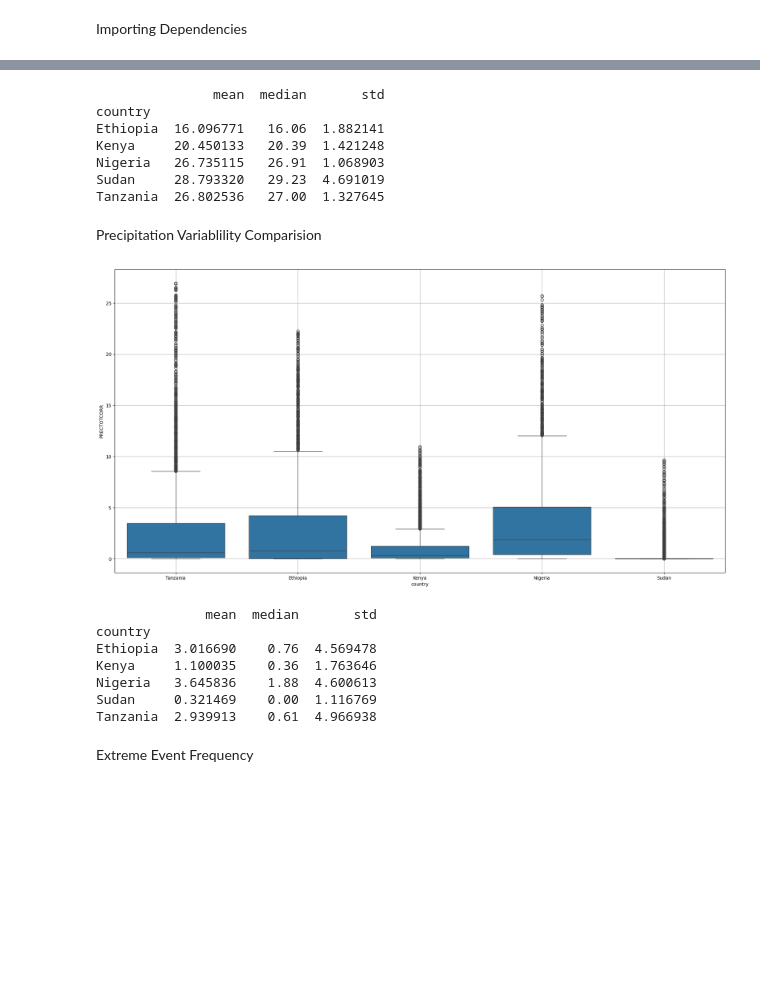
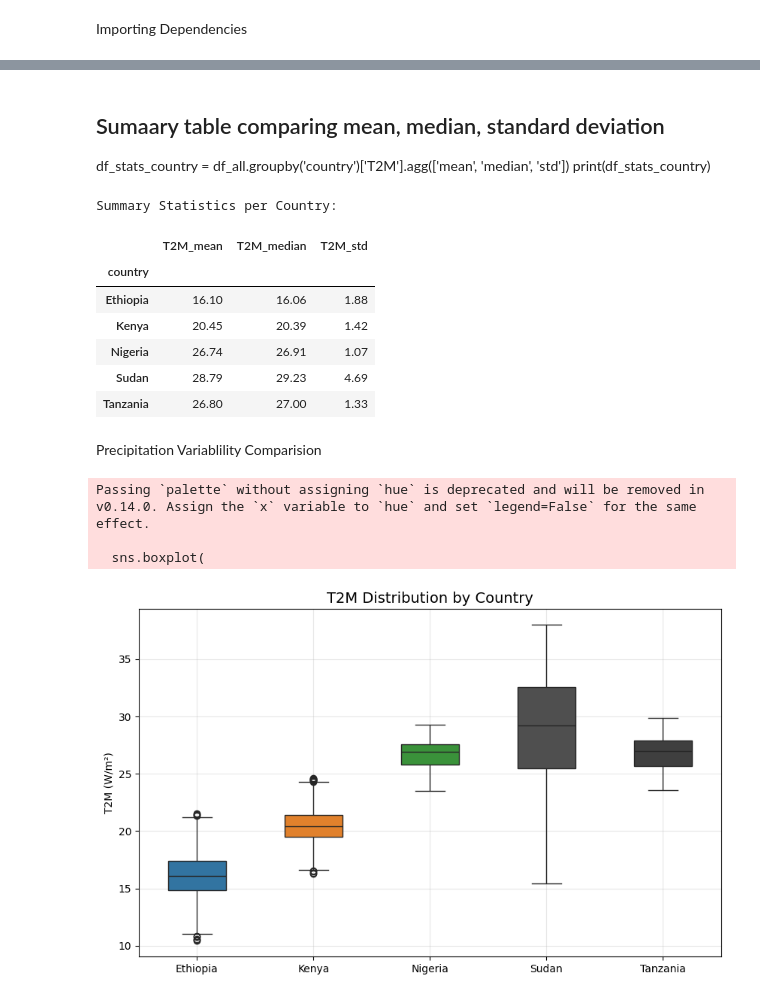
Before and after one commit to tibarekb/climate-challenge-week0, a Jupyter notebook: notebooks/compare_countries.ipynb, the cells around one changed output, grey strips where cells are left out. Cells and saved outputs as stored; diff of their text form; code cells hidden in the pictures; blank space fills up the shorter version.

```diff
--- a/notebooks/compare_countries.ipynb
+++ b/notebooks/compare_countries.ipynb
@@ -66,38 +68,48 @@ plt.show()
+# %% [markdown]
+## Sumaary table comparing mean, median, standard deviation
+df_stats_country = df_all.groupby('country')['T2M'].agg(['mean', 'median', 'std'])
+print(df_stats_country)
 # %%
 # Sumaary table comparing mean, median, standard deviation
-df_stats_country = df_all.groupby('country')['T2M'].agg(['mean', 'median', 'std'])
-print(df_stats_country)
+metrics = ['T2M']
+
+summary = df.groupby('country')[metrics].agg(['mean', 'median', 'std']).round(2)
+
+# Flatten column names for readability
+summary.columns = [f'{col}_{stat}' for col, stat in summary.columns]
+
+print('Summary Statistics per Country:')
+display(summary)
 # %% [output]
-               mean  median       std
-country
-Ethiopia  16.096771   16.06  1.882141
-Kenya     20.450133   20.39  1.421248
-Nigeria   26.735115   26.91  1.068903
-Sudan     28.793320   29.23  4.691019
-Tanzania  26.802536   27.00  1.327645
+Summary Statistics per Country:
+|  | T2M_mean | T2M_median | T2M_std |
+| country |  |  |  |
+| Ethiopia | 16.10 | 16.06 | 1.88 |
+| Kenya | 20.45 | 20.39 | 1.42 |
+| Nigeria | 26.74 | 26.91 | 1.07 |
+| Sudan | 28.79 | 29.23 | 4.69 |
+| Tanzania | 26.80 | 27.00 | 1.33 |
 # %% [markdown]
 Precipitation Variablility Comparision
 # %%
-plt.figure(figsize=(24, 12))
+colors = {'Ethiopia': '#1f77b4', 'Kenya': '#ff7f0e', 'Nigeria': '#2ca02c', 'Tanzania': '#3F3F3F', 'Sudan': '#4F4F4F'}
 
-sns.boxplot(data=df_all, x='country', y='PRECTOTCORR')
-
-plt.grid(True)
-
-plt.show()
+for metric in metrics:
+    plt.figure(figsize=(10, 6))
+    sns.boxplot(
+        data=df,
+        x='country',
+        y=metric,
+        palette=colors,
+        width=0.5
+    )
+    plt.title(f'{metric} Distribution by Country', fontsize=14)
+    plt.ylabel(f'{metric} (W/m²)')
+    plt.xlabel('')
+    plt.grid(True, alpha=0.3)
+    plt.show()
 # %% [output]
+Passing `palette` without assigning `hue` is deprecated and will be removed in v0.14.0. Assign the `x` variable to `hue` and set `legend=False` for the same effect.
+
+  sns.boxplot(
-[figure, old version]
+[figure, new version]
-# %%
-# Sumaary table comparing mean, median, standard deviation
-df_stats_country = df_all.groupby('country')['PRECTOTCORR'].agg(['mean', 'median', 'std'])
-print(df_stats_country)
-# %% [output]
-              mean  median       std
-country
-Ethiopia  3.016690    0.76  4.569478
-Kenya     1.100035    0.36  1.763646
-Nigeria   3.645836    1.88  4.600613
-Sudan     0.321469    0.00  1.116769
-Tanzania  2.939913    0.61  4.966938
-# %% [markdown]
-Extreme Event Frequency
```
Also changed, not shown: parts of 13 cells of this notebook.
